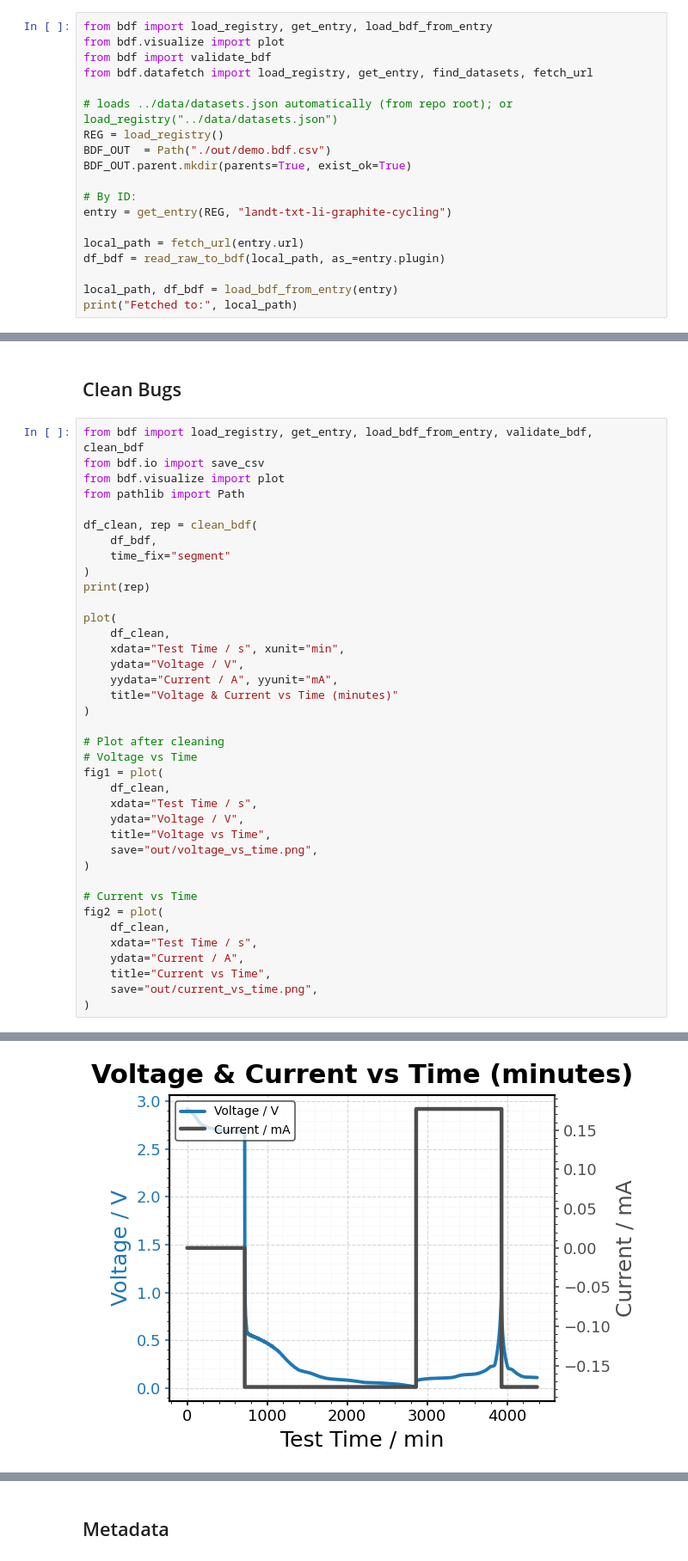
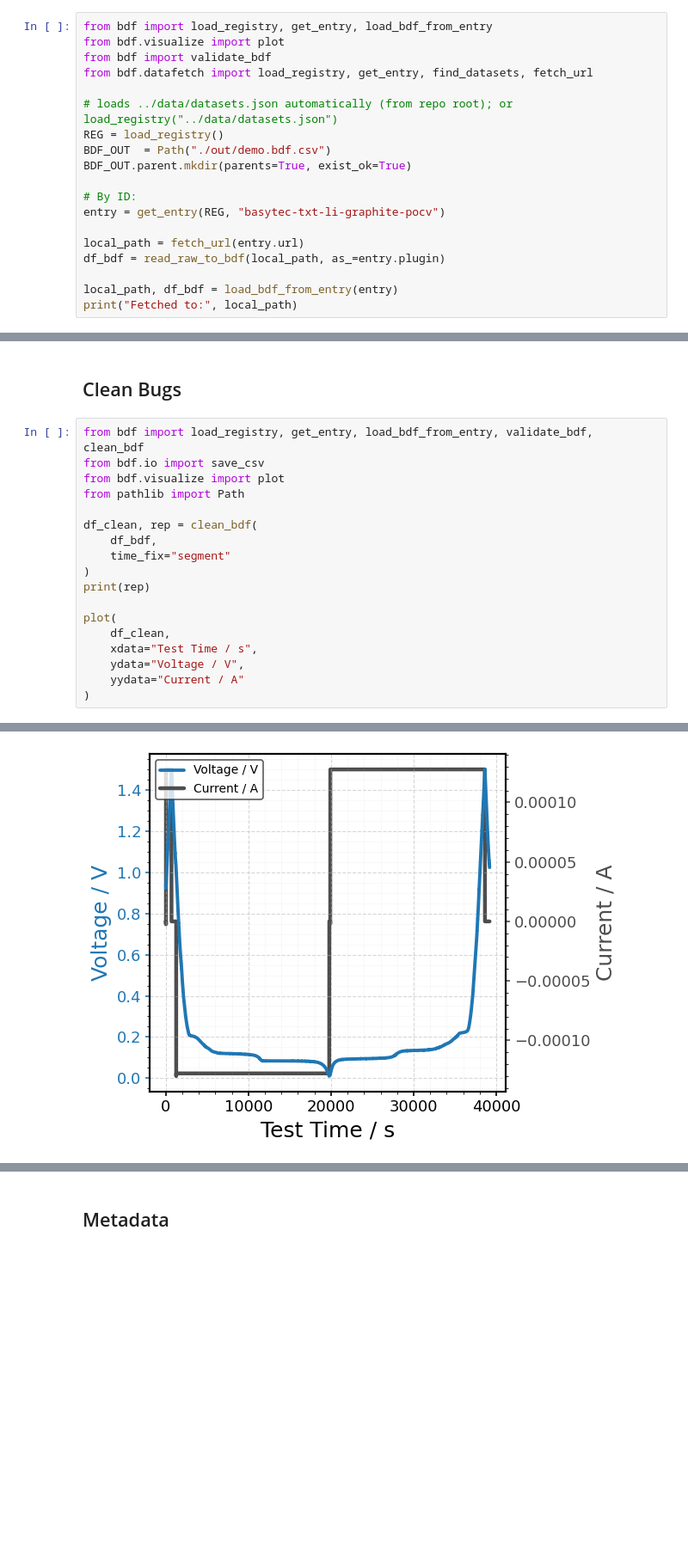
Before and after one commit to battery-data-alliance/battery-data-format, a Jupyter notebook: examples/quickstart.ipynb, the cells around one changed output, grey strips where cells are left out. Shown at 86% size. Cells and saved outputs as stored; diff of their text form; blank space fills up the shorter version.

Commit message:
integrate basytec support

```diff
--- a/examples/quickstart.ipynb
+++ b/examples/quickstart.ipynb
@@ -37,7 +37,7 @@ BDF_OUT  = Path("./out/demo.bdf.csv")
 BDF_OUT.parent.mkdir(parents=True, exist_ok=True)
 
 # By ID:
-entry = get_entry(REG, "landt-txt-li-graphite-cycling")
+entry = get_entry(REG, "basytec-txt-li-graphite-pocv")
 
 local_path = fetch_url(entry.url)
 df_bdf = read_raw_to_bdf(local_path, as_=entry.plugin)
@@ -136,28 +128,8 @@ print(rep)
 
 plot(
     df_clean,
-    xdata="Test Time / s", xunit="min",
-    ydata="Voltage / V",
-    yydata="Current / A", yyunit="mA",
-    title="Voltage & Current vs Time (minutes)"
-)
-
-# Plot after cleaning
-# Voltage vs Time
-fig1 = plot(
-    df_clean,
     xdata="Test Time / s",
     ydata="Voltage / V",
-    title="Voltage vs Time",
-    save="out/voltage_vs_time.png",
+    yydata="Current / A"
 )
-
-# Current vs Time
-fig2 = plot(
-    df_clean,
-    xdata="Test Time / s",
-    ydata="Current / A",
-    title="Current vs Time",
-    save="out/current_vs_time.png",
-)
 # %% [output]
@@ -165,3 +137,3 @@ Rows: 25162 → 25162
 Time fix: segment (resets=0)
 Outliers: none (z>8)
-[figure, old version]
+[figure, new version]
```
Also changed, not shown: parts of 9 cells of this notebook, 7 other files.
